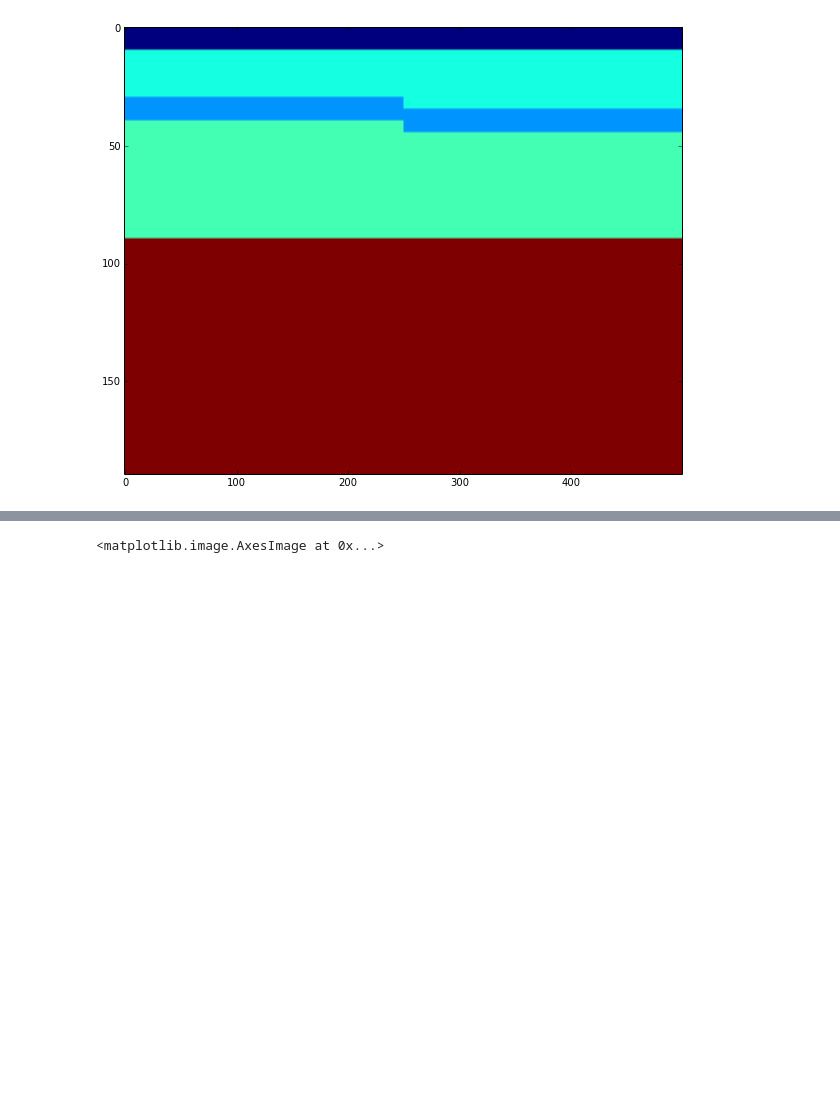
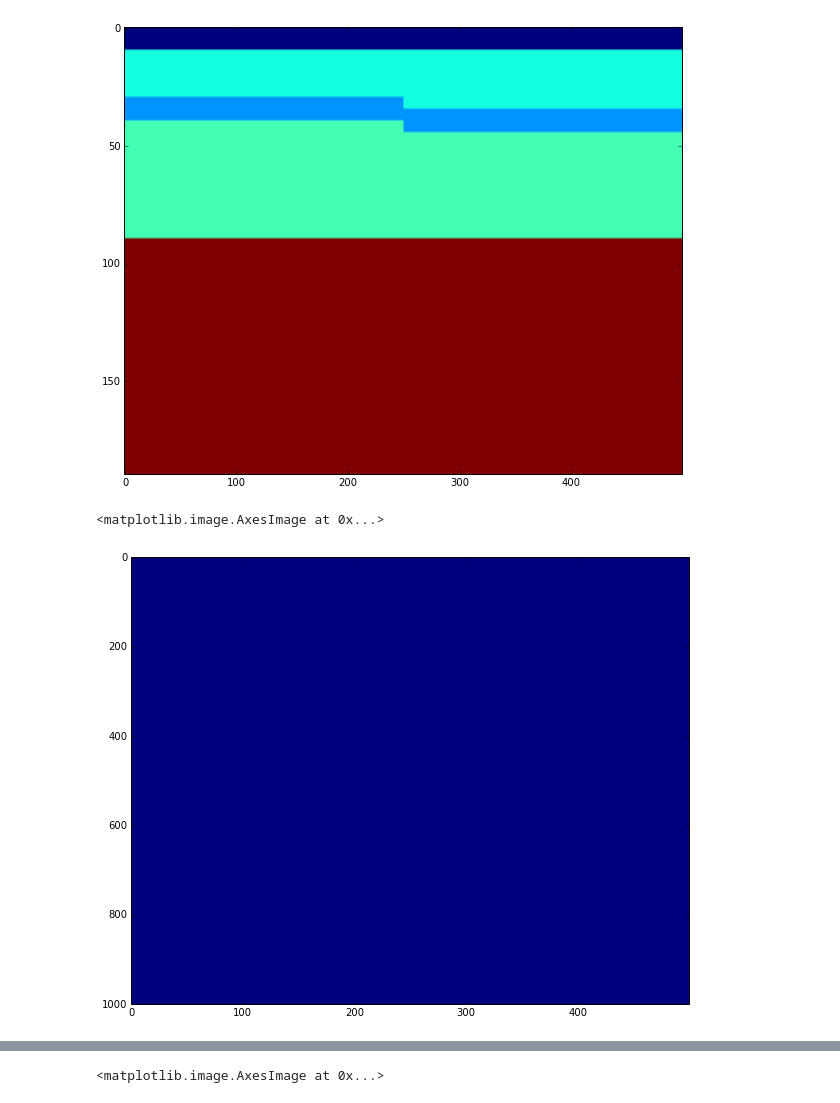
Before and after one commit to stuliveshere/SimplePyRay, a Jupyter notebook: src/Seismic Processing 101.ipynb, the cells around one changed output, grey strips where cells are left out. Drawn from its saved outputs; the diff is of its cells as text; code cells hidden in the pictures; blank space fills up the shorter version.

```diff
--- a/src/Seismic Processing 101.ipynb
+++ b/src/Seismic Processing 101.ipynb
@@ -115,6 +116,9 @@ def traveltime(sx, gx, v, z):
     return time
 # %% [markdown]
 #Recorder Amplitude
+# %%
+def diverge(distance):
+    return 1.0/(distance*distance)
 # %% [markdown]
 ##Definition: reflection coefficient
 
@@ -174,3 +178,17 @@ pylab.imshow(model['model']['vp'].T, aspect='auto')
 # %% [output]
 <matplotlib.image.AxesImage at 0x...>
 [figure]
+# %%
+#direct. assume speed of sound (330m/s)
+v = 330
+x_locs = np.abs(np.arange(500) - sx_coords[0])
+t_locs = (x_locs/v)*1000
+t = t_locs[t_locs < 1000].astype(np.int)
+x = np.arange(500)[t_locs < 1000].astype(np.int)
+amps = np.ones_like(x, 'f')*diverge(x)
+amps[0] = 1
+output[x,t]+= amps*10.0
+pylab.imshow(output.T, aspect='auto')
+# %% [output]
+<matplotlib.image.AxesImage at 0x...>
+[figure, added]
```
Also changed, not shown: parts of 7 cells of this notebook, 2 other files.
